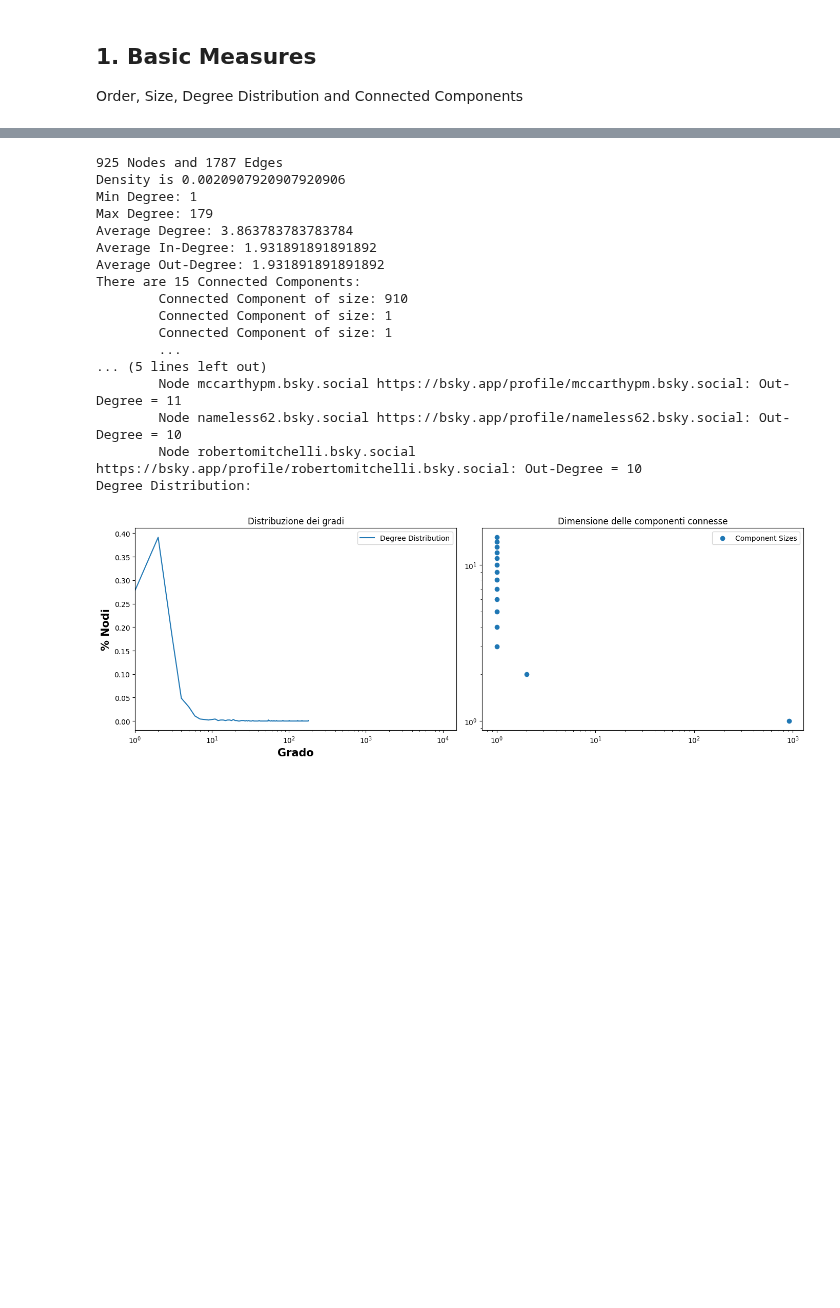
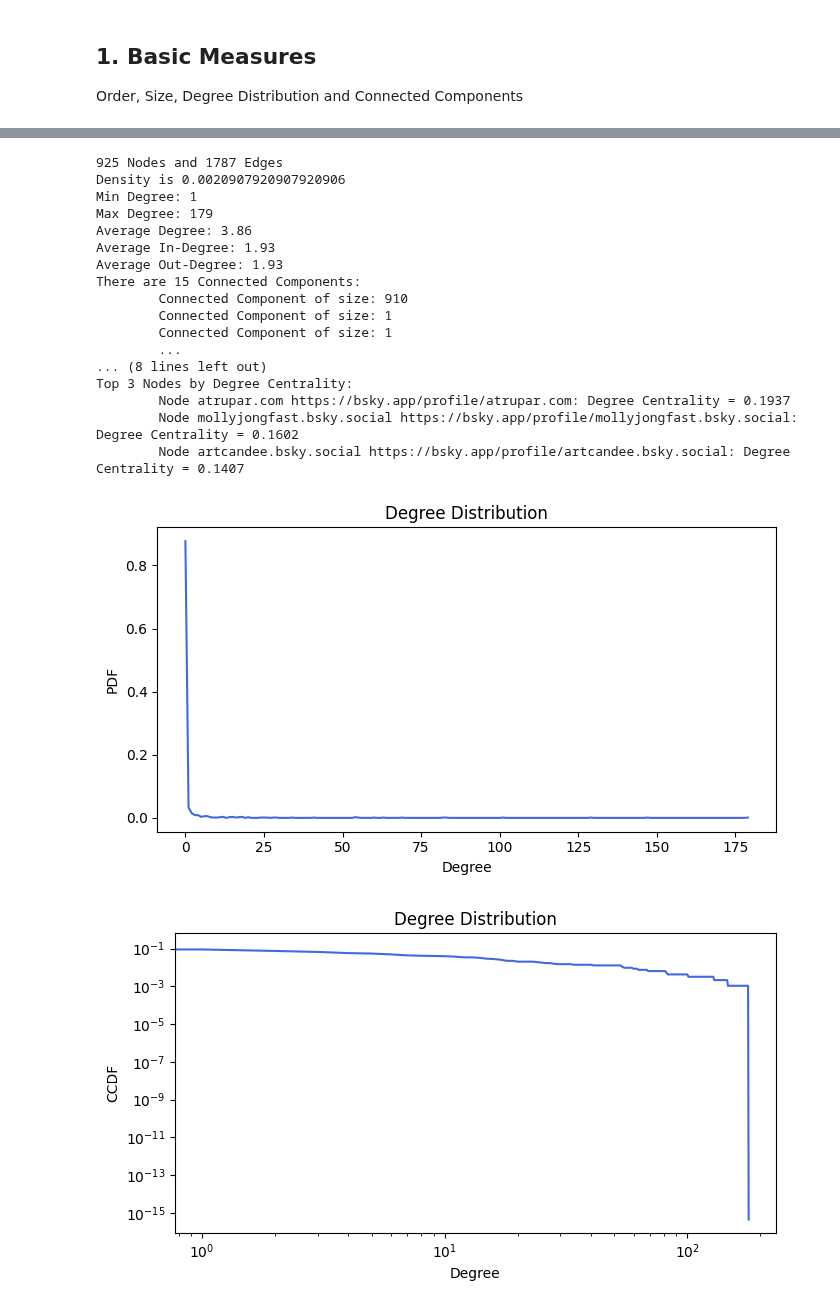
Before and after one commit to Filippo-Corti/SocialMediaMining, a Jupyter notebook: Project/TruthvsBluesky.ipynb, the cells around one changed output, grey strips where cells are left out. Drawn from its saved outputs; the diff is of its cells as text; code cells hidden in the pictures; blank space fills up the shorter version.

```diff
--- a/Project/TruthvsBluesky.ipynb
+++ b/Project/TruthvsBluesky.ipynb
@@ -163,21 +208,22 @@ Degree Distribution:
 # %%
-analyze_graph(Bluesky_TopGraph)
+analyze_graph(Bluesky_TopGraph, color='royalblue')
 # %% [output]
 925 Nodes and 1787 Edges
 Density is 0.0020907920907920906
 Min Degree: 1
 Max Degree: 179
-Average Degree: 3.863783783783784
-Average In-Degree: 1.931891891891892
-Average Out-Degree: 1.931891891891892
+Average Degree: 3.86
+Average In-Degree: 1.93
+Average Out-Degree: 1.93
 There are 15 Connected Components:
         Connected Component of size: 910
         Connected Component of size: 1
         Connected Component of size: 1
         ...
-... (5 lines left out)
-        Node mccarthypm.bsky.social https://bsky.app/profile/mccarthypm.bsky.social: Out-Degree = 11
-        Node nameless62.bsky.social https://bsky.app/profile/nameless62.bsky.social: Out-Degree = 10
-        Node robertomitchelli.bsky.social https://bsky.app/profile/robertomitchelli.bsky.social: Out-Degree = 10
-Degree Distribution:
+... (8 lines left out)
+Top 3 Nodes by Degree Centrality:
+        Node atrupar.com https://bsky.app/profile/atrupar.com: Degree Centrality = 0.1937
+        Node mollyjongfast.bsky.social https://bsky.app/profile/mollyjongfast.bsky.social: Degree Centrality = 0.1602
+        Node artcandee.bsky.social https://bsky.app/profile/artcandee.bsky.social: Degree Centrality = 0.1407
-[figure, old version]
+[figure, new version]
+[figure, added]
```
Also changed, not shown: parts of 6 cells of this notebook, 1 other file.
